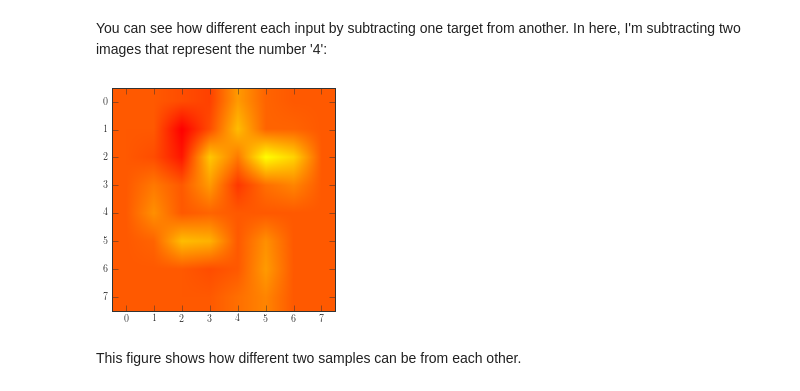
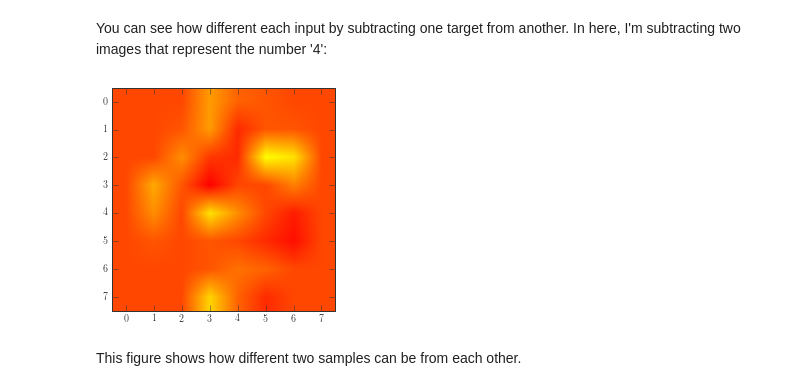
Before and after one commit to VandyAstroML/Vandy_AstroML, a Jupyter notebook: notebooks/Project_ScikitLearn_Datasets.ipynb, the cells around one changed output. Cells and saved outputs as stored; diff of their text form; code cells hidden in the pictures.

```diff
--- a/notebooks/Project_ScikitLearn_Datasets.ipynb
+++ b/notebooks/Project_ScikitLearn_Datasets.ipynb
@@ -163,9 +163,9 @@ You can see how different each input by subtracting one target from another.
 In here, I'm subtracting two images that represent the number '4':
 # %%
 # Difference between two samples of the number 4
-plt.imshow(digits['images'][IDX4][1] - digits['images'][IDX4][10], cmap=color_map_used)
+plt.imshow(digits['images'][IDX4][1] - digits['images'][IDX4][8], cmap=color_map_used)
 plt.show()
 # %% [output]
-[figure, old version]
+[figure, new version]
 # %% [markdown]
 This figure shows how different two samples can be from each other.
```
Also changed, not shown: parts of 1 cell of this notebook.
